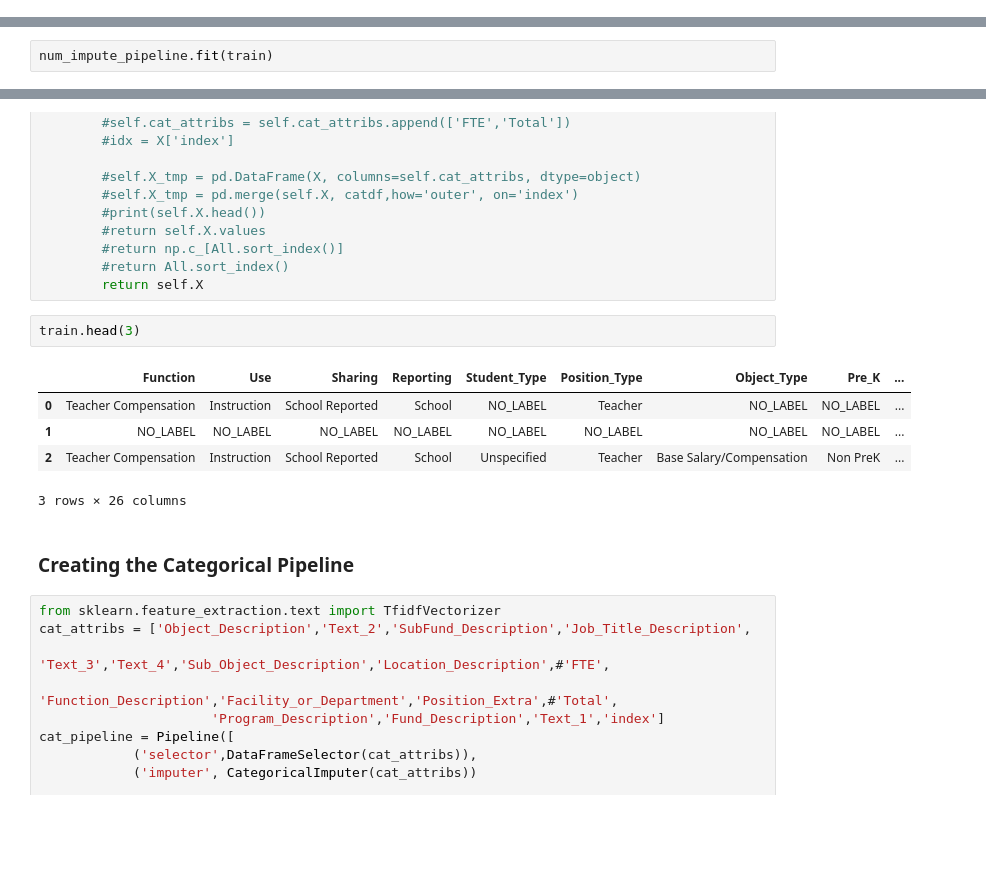
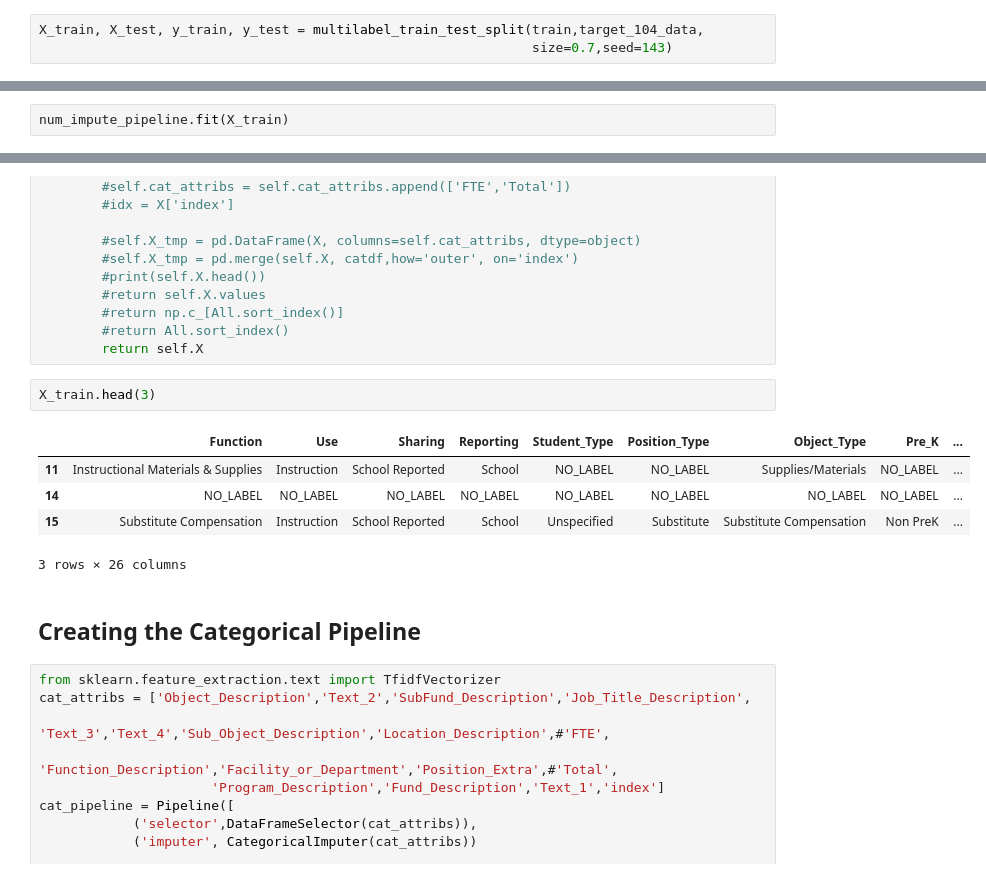
Before and after one commit to ayeshabhimdi/education-reboot, a Jupyter notebook: project/Reboot-Education_boxplot-PandasMICE.ipynb, the cells around one changed output, grey strips where cells are left out. Cells and saved outputs as stored; diff of their text form; blank space fills up the shorter version.

Commit message:
fixed train test steps and 70/30 split

```diff
--- a/project/Reboot-Education_boxplot-PandasMICE.ipynb
+++ b/project/Reboot-Education_boxplot-PandasMICE.ipynb
@@ -395,0 +442,3 @@ class DataFrameSelector(BaseEstimator, TransformerMixin):
+# %%
+X_train, X_test, y_train, y_test = multilabel_train_test_split(train,target_104_data,
+                                                               size=0.7,seed=143)
@@ -476,5 +553,5 @@ num_impute_pipeline =  Pipeline([
 # %%
-num_impute_pipeline.fit(train)
+num_impute_pipeline.fit(X_train)
 # %% [output]
 Pipeline(memory=None,
      steps=[('selector', DataFrameSelector(attribute_names=['Object_Description', 'Text_2', 'SubFund_Description', 'Job_Title_Description', 'Text_3', 'Text_4', 'Sub_Object_Description', 'Location_Desc ...
@@ -658,15 +636,15 @@ class CategoricalImputer(BaseEstimator, TransformerMixin):
         #return All.sort_index()
         return self.X
 # %%
-train.head(3)
+X_train.head(3)
 # %% [output]
 |  | Function | Use | Sharing | Reporting | Student_Type | Position_Type | Object_Type | Pre_K | ... |
-| 0 | Teacher Compensation | Instruction | School Reported | School | NO_LABEL | Teacher | NO_LABEL | NO_LABEL | ... |
-| 1 | NO_LABEL | NO_LABEL | NO_LABEL | NO_LABEL | NO_LABEL | NO_LABEL | NO_LABEL | NO_LABEL | ... |
-| 2 | Teacher Compensation | Instruction | School Reported | School | Unspecified | Teacher | Base Salary/Compensation | Non PreK | ... |
+| 11 | Instructional Materials & Supplies | Instruction | School Reported | School | NO_LABEL | NO_LABEL | Supplies/Materials | NO_LABEL | ... |
+| 14 | NO_LABEL | NO_LABEL | NO_LABEL | NO_LABEL | NO_LABEL | NO_LABEL | NO_LABEL | NO_LABEL | ... |
+| 15 | Substitute Compensation | Instruction | School Reported | School | Unspecified | Substitute | Substitute Compensation | Non PreK | ... |
 3 rows × 26 columns
 # %% [markdown]
-### Creating the Categorical Pipeline
+## Creating the Categorical Pipeline
 # %%
 from sklearn.feature_extraction.text import TfidfVectorizer
 cat_attribs = ['Object_Description','Text_2','SubFund_Description','Job_Title_Description',
```
Also changed, not shown: parts of 58 cells of this notebook.
